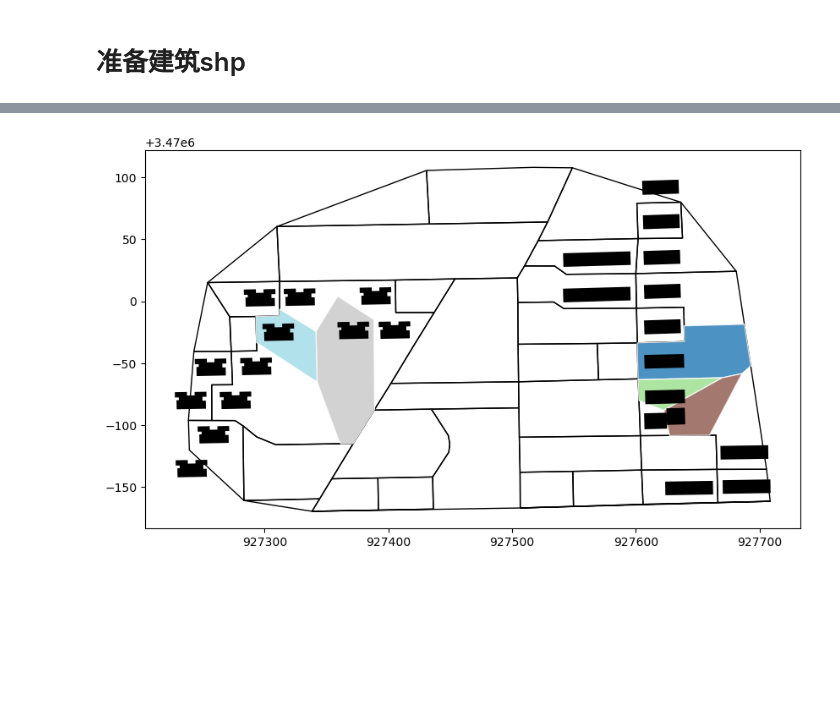
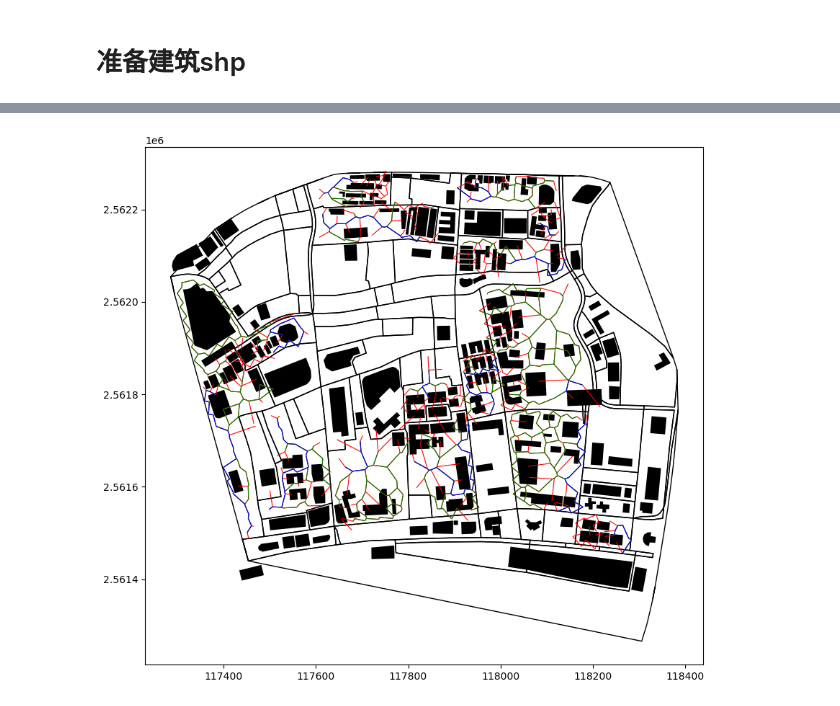
Before and after one commit to Lylll9436/UrbanStreetGNN, a Jupyter notebook: SegementGen.ipynb, the cells around one changed output, grey strips where cells are left out. Cells and saved outputs as stored; diff of their text form; code cells hidden in the pictures; blank space fills up the shorter version.

Commit message:
try segment

```diff
--- a/SegementGen.ipynb
+++ b/SegementGen.ipynb
@@ -12,7 +12,7 @@ import osmnx as ox
 import geopandas as gpd
 
 # Step 1：设置区域名称
-place_name = "赤峰小区"
+place_name = "珠光街道"
 
 # Step 2：下载该区域的建筑图层
 buildings = ox.features_from_place(place_name, tags={'building': True})
@@ -26,7 +26,7 @@ buildings = buildings[buildings.geometry.type.isin(['Polygon', 'MultiPolygon'])]
 output_path = "buildings.shp"
 
 buildings.to_file(output_path, encoding='utf-8')
-G = ox.graph_from_place("赤峰小区", network_type='all')
+G = ox.graph_from_place(place_name, network_type='all')
 ox.plot_graph(G, node_color='red', edge_color='white')
 print(f"建筑物图层已保存为：{output_path}")
 nodes,roads= ox.graph_to_gdfs(G, nodes=True, edges=True)
@@ -121,80 +303,55 @@ import shapely
 from shapely.geometry import Point, Polygon, MultiPolygon
 from scipy.spatial import Voronoi
 import numpy as np
+import matplotlib as plt
 
 # 确保是投影坐标系（如 UTM）
 buildings = buildings.to_crs(epsg=32650)
-buildings_limit= buildings[50:100]
 enclosures = enclosures.to_crs(epsg=32650)
 
 # 添加 ID
-buildings_limit["uid"] =buildings_limit.index
+buildings["uid"] =buildings.index
 enclosures["eID"] = enclosures.index
 
 # 结果列表
-tess_cells = []
-
-# 核心处理函数
-def local_voronoi(points, boundary_poly, uid_list, eID):
-    if len(points) < 3:
-        return []  # 无法生成 Voronoi
-
-    # Voronoi 生成
-    vor = Voronoi(points)
-    polygons = []
-
-    for i, region_index in enumerate(vor.point_region):
-        region = vor.regions[region_index]
-        if -1 in region or len(region) == 0:
-            continue  # 跳过无穷或无效
-        poly = Polygon([vor.vertices[i] for i in region])
-        poly_clipped = poly.intersection(boundary_poly)
-        if poly_clipped.is_empty:
-            continue
-        polygons.append({
-            "geometry": poly_clipped,
-            "uid": uid_list[i],
-            "eID": eID
-        })
-
-    return polygons
+all_skeletons_raw = []
+all_skeletons_clean = []
+all_skeletons= []
 
 # 遍历每个 enclosure
 for idx, row in enclosures.iterrows():
-    eID = row["eID"]
     enclosure_geom = row["geometry"]
+    inside = buildings[buildings.geometry.centroid.intersects(enclosure_geom)]
 
-    # 找 enclosure 内的建筑
-    inside = buildings_limit[buildings_limit.geometry.centroid.intersects(enclosure_geom)]
-    print(inside)
-    if len(inside) < 3:
+    if len(inside) < 5:
         continue
 
-    # 几何质心
-    centroids = inside.geometry.centroid
-    coords = [(pt.x, pt.y) for pt in centroids]
-    uid_list = list(inside["uid"])
+    skel_raw = extract_skeleton_from_enclosure(inside, enclosure_geom)
+    skel_clean = clean_skeleton_network(skel_raw,0.5)
+    skel_straight = merge_zigzag_segments(skel_clean,15)
 
-    # 生成泰森多边形
-    local_cells = local_voronoi(coords, enclosure_geom, uid_list, eID)
-    tess_cells.extend(local_cells)
+    all_skeletons_raw.append(skel_raw)
+    all_skeletons_clean.append(skel_clean)
+    all_skeletons.append(skel_straight)
 
 # 合并为 GeoDataFrame
-tessellation = gpd.GeoDataFrame(tess_cells, crs=buildings.crs)
+skeleton_raw = gpd.GeoDataFrame(pd.concat( all_skeletons_raw, ignore_index=True), crs=buildings.crs)
+skeleton_clean= gpd.GeoDataFrame(pd.concat( all_skeletons_clean, ignore_index=True), crs=buildings.crs)
+skeleton_total = gpd.GeoDataFrame(pd.concat(all_skeletons, ignore_index=True), crs=buildings.crs)
 
-# ✅ 可视化
 ax = enclosures.plot(edgecolor="black", facecolor="none", figsize=(10, 10))
-tessellation.plot(ax=ax, edgecolor="white", alpha=0.8, cmap="tab20")
-buildings_limit.plot(ax=ax, color="black", markersize=5)
-for idx, row in enclosures.iterrows():
-    eID = row["eID"]
-    enclosure_geom = row["geometry"]
-
-    inside = buildings[buildings.geometry.centroid.intersects(enclosure_geom)]
-    print(f"eID {eID} 有 {len(inside)} 个建筑")
-
-    # 可视化这个 enclosure 和其中的建筑
-    ax = gpd.GeoSeries([enclosure_geom]).plot(facecolor='none', edgecolor='red')
-    inside.plot(ax=ax, color='blue')
-    plt.show()
+buildings.plot(ax=ax, color="black")
+skeleton_raw .plot(ax=ax, color="red", linewidth=0.8)
+skeleton_clean.plot(ax=ax, color="green", linewidth=0.8)
+skeleton_total.plot(ax=ax, color="blue", linewidth=0.8)
+# for idx, row in enclosures.iterrows():
+#     eID = row["eID"]
+#     enclosure_geom = row["geometry"]
+#
+#     inside = buildings[buildings.geometry.centroid.intersects(enclosure_geom)]
+#     print(f"eID {eID} 有 {len(inside)} 个建筑")
+#
+#     # 可视化这个 enclosure 和其中的建筑
+#     ax = gpd.GeoSeries([enclosure_geom]).plot(facecolor='none', edgecolor='red')
+#     inside.plot(ax=ax, color='blue')
 # %% [output]
@@ -223 +359 @@ eID 0 有 1 个建筑
-[figure, old version]
+[figure, new version]
```
Also changed, not shown: parts of 10 cells of this notebook, 9 other files.
